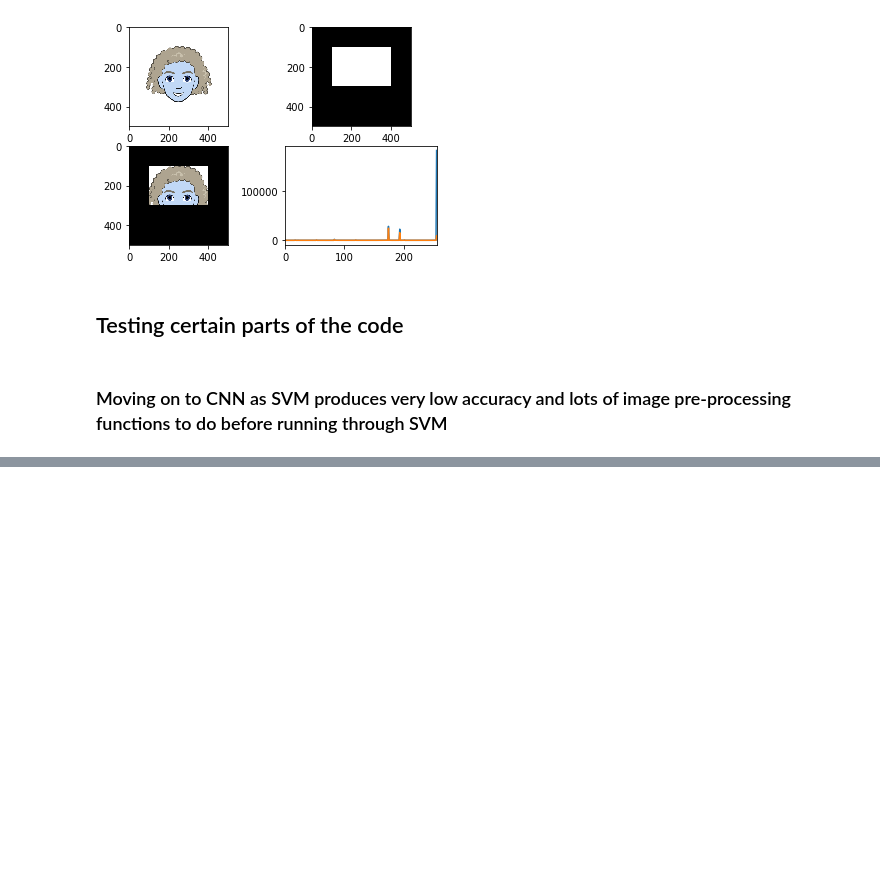
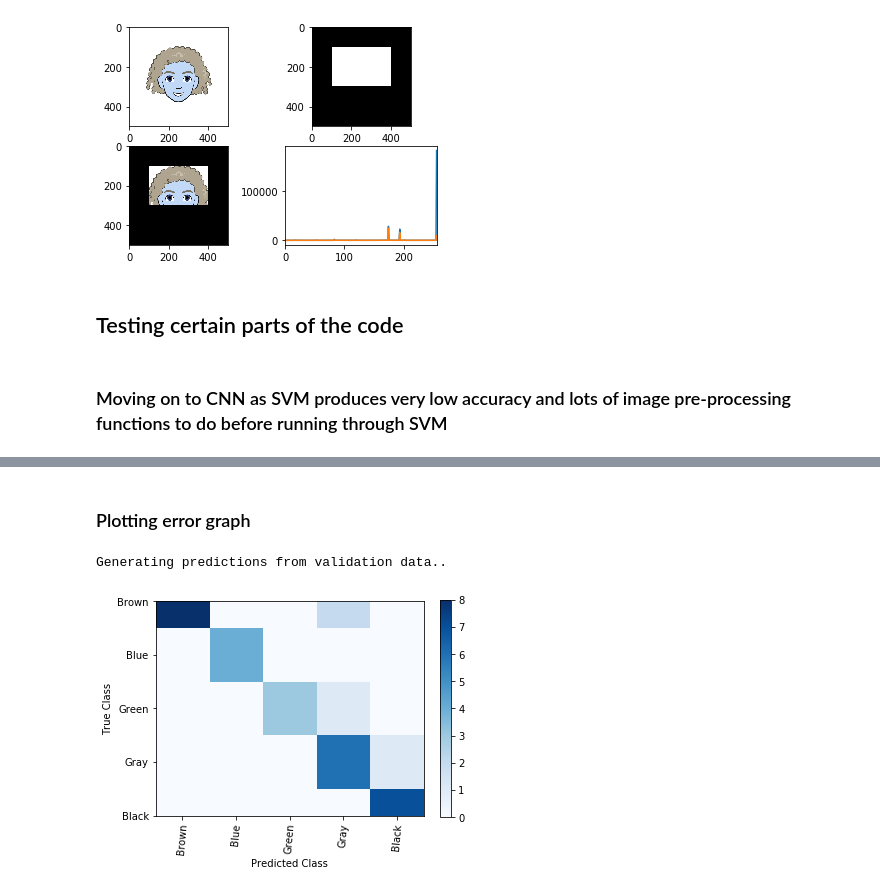
Before and after one commit to uclshyhhao/AMLS_19-20_LSH_SN16067637, a Jupyter notebook: B2/EyeColor_B2.ipynb, the cells around one changed output, grey strips where cells are left out. Drawn from its saved outputs; the diff is of its cells as text; code cells hidden in the pictures; blank space fills up the shorter version.

```diff
--- a/B2/EyeColor_B2.ipynb
+++ b/B2/EyeColor_B2.ipynb
@@ -322,0 +529,28 @@ gdb2(x, y)
+# %% [markdown]
+### Plotting error graph
+# %%
+print("Generating predictions from validation data..")
+
+x_test = val_gen[0][0]
+y_test = val_gen[0][1]
+
+class_probabilities = model.predict(x_test)
+
+predictions = np.argmax(class_probabilities, axis=1)
+
+true_labels = np.argmax(y_test, axis=1)
+
+classes = ["Brown", "Blue", "Green", "Gray" , "Black"]
+
+cm = confusion_matrix(true_labels, predictions)
+plt.imshow(cm, interpolation="nearest", cmap=plt.cm.Blues)
+plt.colorbar()
+tick_marks = np.arange(len(classes))
+plt.xticks(tick_marks, classes , rotation=85)
+plt.yticks(tick_marks, classes)
+plt.xlabel("Predicted Class")
+plt.ylabel("True Class")
+plt.show()
+# %% [output]
+Generating predictions from validation data..
+[figure, added]
```
Also changed, not shown: parts of 14 cells of this notebook, 4 other files.
